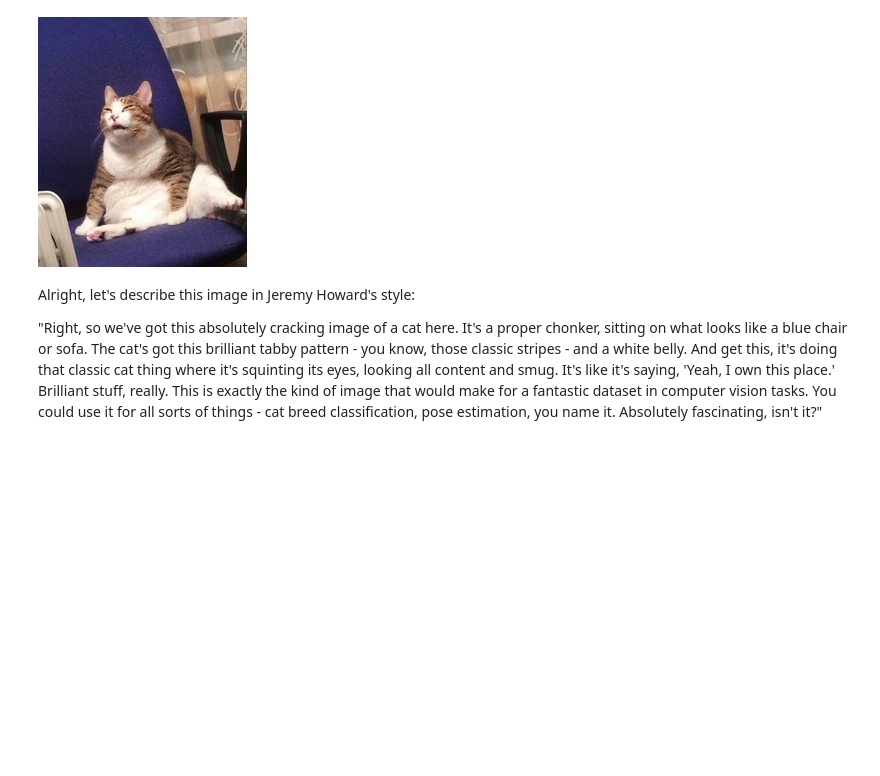
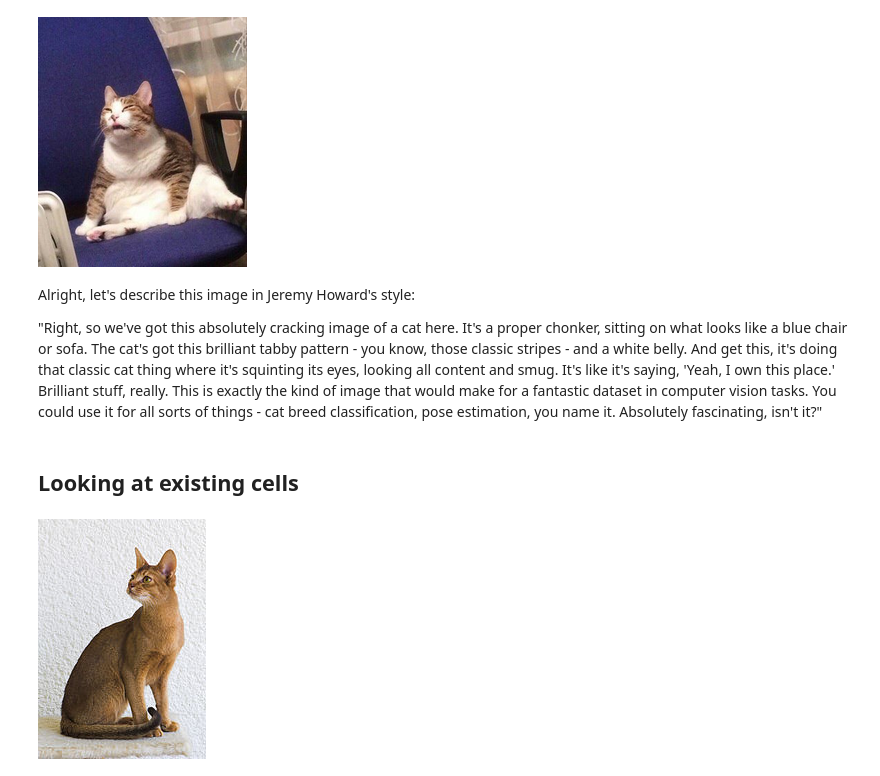
Before and after one commit to ConGustoAI/friendlly, a Jupyter notebook: nbs/index.ipynb, the cells around one changed output. Saved outputs shown, nothing was run; the diff lists cells and outputs as text; code cells hidden in the pictures; blank space fills up the shorter version.

```diff
--- a/nbs/index.ipynb
+++ b/nbs/index.ipynb
@@ -69,3 +69,11 @@ resized_img
 Alright, let's describe this image in Jeremy Howard's style:
 
 "Right, so we've got this absolutely cracking image of a cat here. It's a proper chonker, sitting on what looks like a blue chair or sofa. The cat's got this brilliant tabby pattern - you know, those classic stripes - and a white belly. And get this, it's doing that classic cat thing where it's squinting its eyes, looking all content and smug. It's like it's saying, 'Yeah, I own this place.' Brilliant stuff, really. This is exactly the kind of image that would make for a fantastic dataset in computer vision tasks. You could use it for all sorts of things - cat breed classification, pose estimation, you name it. Absolutely fascinating, isn't it?"
+# %% [markdown]
+## Looking at existing cells
+# %%
+#| eval: false
+from PIL import Image
+Image.open("cat2.jpg")
+# %% [output]
+[figure, added]
```
Also changed, not shown: parts of 3 cells of this notebook, 7 other files.
